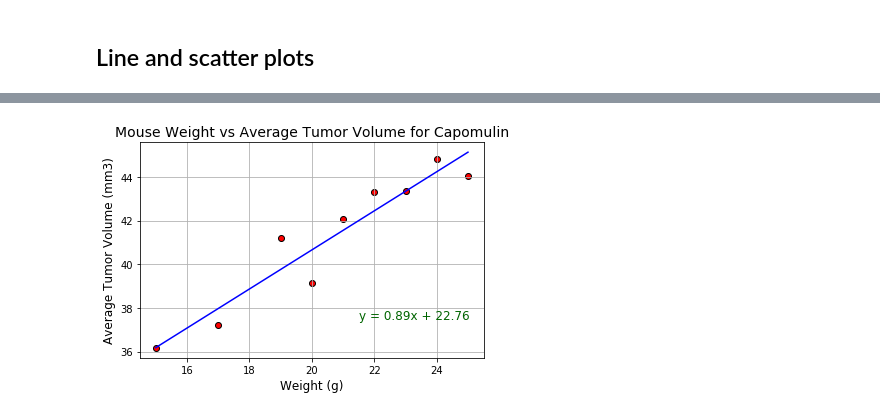
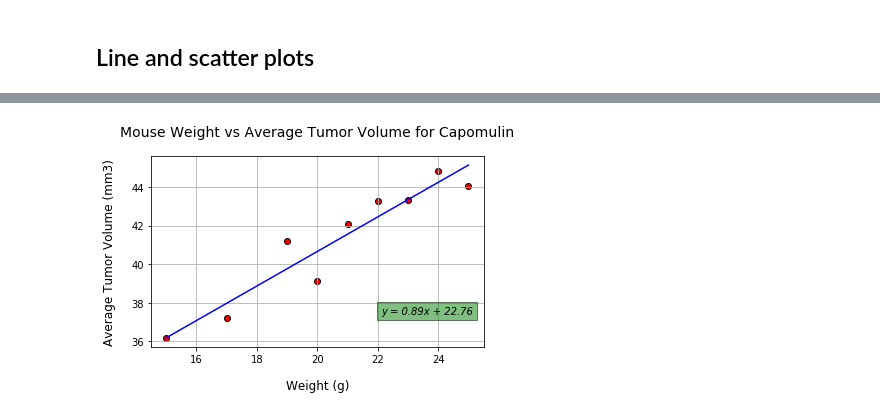
Before and after one commit to anulkar/matplotlib-challenge, a Jupyter notebook: Pymaceuticals/pymaceuticals.ipynb, the cells around one changed output, grey strips where cells are left out. Saved outputs shown, nothing was run; the diff lists cells and outputs as text; code cells hidden in the pictures.

```diff
--- a/Pymaceuticals/pymaceuticals.ipynb
+++ b/Pymaceuticals/pymaceuticals.ipynb
@@ -234,34 +247,44 @@ for title, group in capomulin_data:
 # %%
-# Generate a scatter plot of mouse weight versus average tumor volume for the Capomulin regimen
+## Generate a scatter plot of mouse weight versus average tumor volume for the Capomulin regimen
 
+# Group the capomulin-treated mice data frame by Weight
 mice_weight_tumor_volume = capomulin_mice.groupby(['Weight (g)'])
+# Calculate the average tumor volumes for this group
 average_tumor_volume = mice_weight_tumor_volume['Tumor Volume (mm3)'].mean()
 
+# Store the mice weight and average tumor volumes into lists for plotting purposes
 avg_tumor_volume_df = pd.DataFrame(average_tumor_volume)
 mice_weight = avg_tumor_volume_df.index.tolist()
 avg_tumor_volumes = avg_tumor_volume_df['Tumor Volume (mm3)'].tolist()
 
-# Calculate the correlation coefficient and linear regression model between mouse weight and average tumor volume for the Capomulin regimen
-
+# Calculate the correlation coefficient between mouse weight and average tumor volume for the Capomulin regimen
 correlation_coefficient = st.pearsonr(mice_weight, avg_tumor_volumes)
+# Store the mice weight and average tumor volumes to respective Series' to compute the linear regression model
 mice_weight_series = pd.Series(mice_weight)
 avg_tumor_volumes_series = pd.Series(avg_tumor_volumes)
 
+# Calculate the linear regression model between mice weight and average tumor volumes
+# The stats.lingress function returns the slope, intercept, r-value, p-value and stderr
 (slope, intercept, rvalue, pvalue, stderr) = st.linregress(mice_weight_series, avg_tumor_volumes_series)
+
+# Compute and store the regression values for the mice weight data
 regress_values = mice_weight_series * slope + intercept
+
+# Capture the linear regression line equation in the form: y = mx + c
 line_equation = "y = " + str(round(slope,2)) + "x + " + str(round(intercept,2))
 
+# Draw a scatter plot of mice weight versus average tumor volume
 fig, ax = plt.subplots()
 ax.scatter(mice_weight, avg_tumor_volumes, facecolors='red', edgecolors='black')
-ax.set_title('Mouse Weight vs Average Tumor Volume for Capomulin', fontsize=14)
-ax.set_xlabel('Weight (g)', fontsize=12)
-ax.set_ylabel('Average Tumor Volume (mm3)', fontsize=12)
+ax.set_title('Mouse Weight vs Average Tumor Volume for Capomulin', fontsize=14, pad=20)
+ax.set_xlabel('Weight (g)', fontsize=12, labelpad=15)
+ax.set_ylabel('Average Tumor Volume (mm3)', fontsize=12, labelpad=15)
 
-# Plot the linear regression model on top of the scatter plot.
+# Plot the linear regression model and line equation on top of the scatter plot.
 ax.plot(mice_weight_series, regress_values, 'r-', color='blue')
-ax.annotate(line_equation, (21.5,37.5), fontsize=12, color='darkgreen')
+ax.text(22.1, 37.4, line_equation, style='italic', bbox={'facecolor': 'green', 'alpha': 0.5})
 ax.grid(True)
 fig.tight_layout()
 plt.show()
 # %% [output]
-[figure, old version]
+[figure, new version]
```
Also changed, not shown: parts of 7 cells of this notebook.
